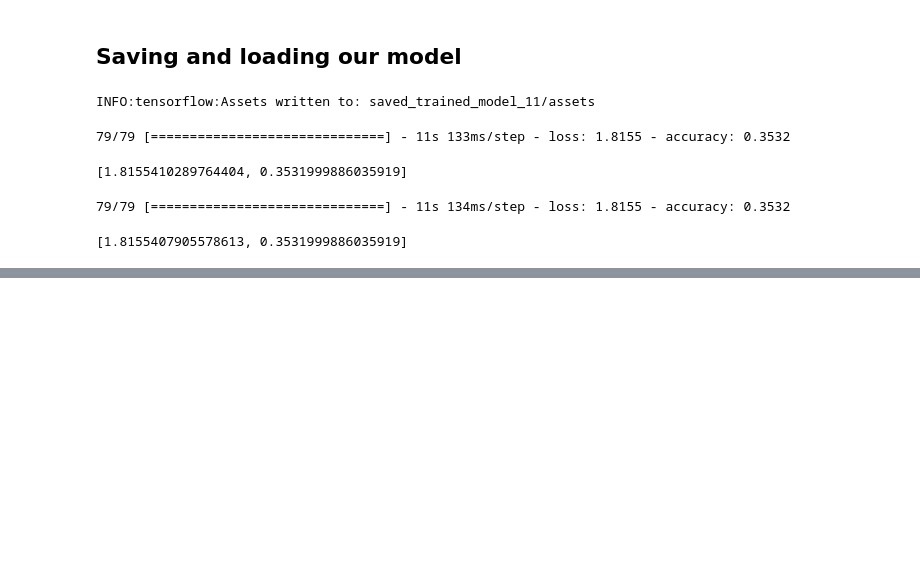
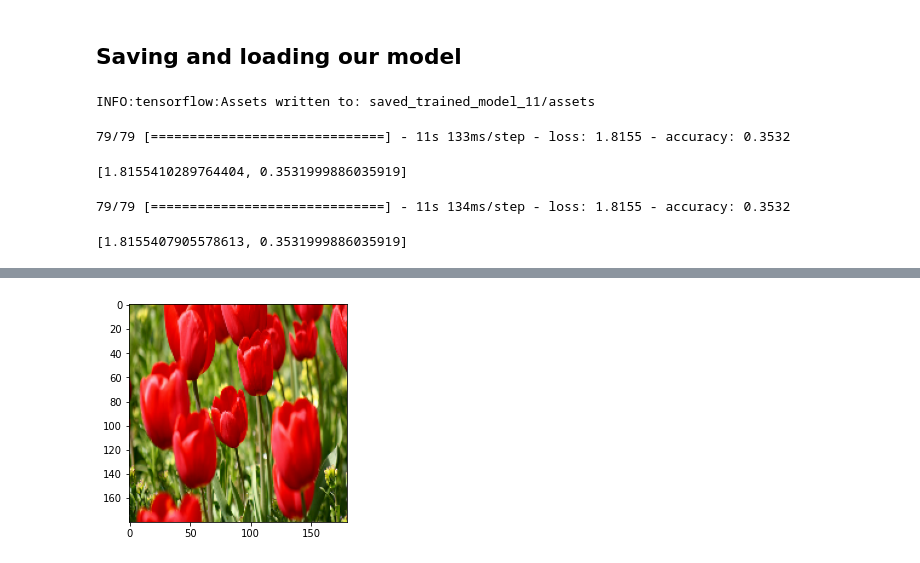
Before and after one commit to sonpn82/Tensor-flow-Developer-Certification-Exam, a Jupyter notebook: 03_introduction_to_computer_vision_with_tensorflow_video.ipynb, the cells around one changed output, grey strips where cells are left out. Cells and saved outputs as stored; diff of their text form; code cells hidden in the pictures; blank space fills up the shorter version.

```diff
--- a/03_introduction_to_computer_vision_with_tensorflow_video.ipynb
+++ b/03_introduction_to_computer_vision_with_tensorflow_video.ipynb
@@ -1719,0 +1759,12 @@ model_11.evaluate(test_data)
+# %%
+# Resizing and rescaling
+IMG_SIZE = 180
+resize_and_rescale = tf.keras.Sequential([
+  layers.Resizing(IMG_SIZE, IMG_SIZE),
+  layers.Rescaling(1/255.)
+])
+# %%
+result = resize_and_rescale(image)
+_ = plt.imshow(result)
+# %% [output]
+[figure, added]
```
Also changed, not shown: parts of 7 cells of this notebook.
